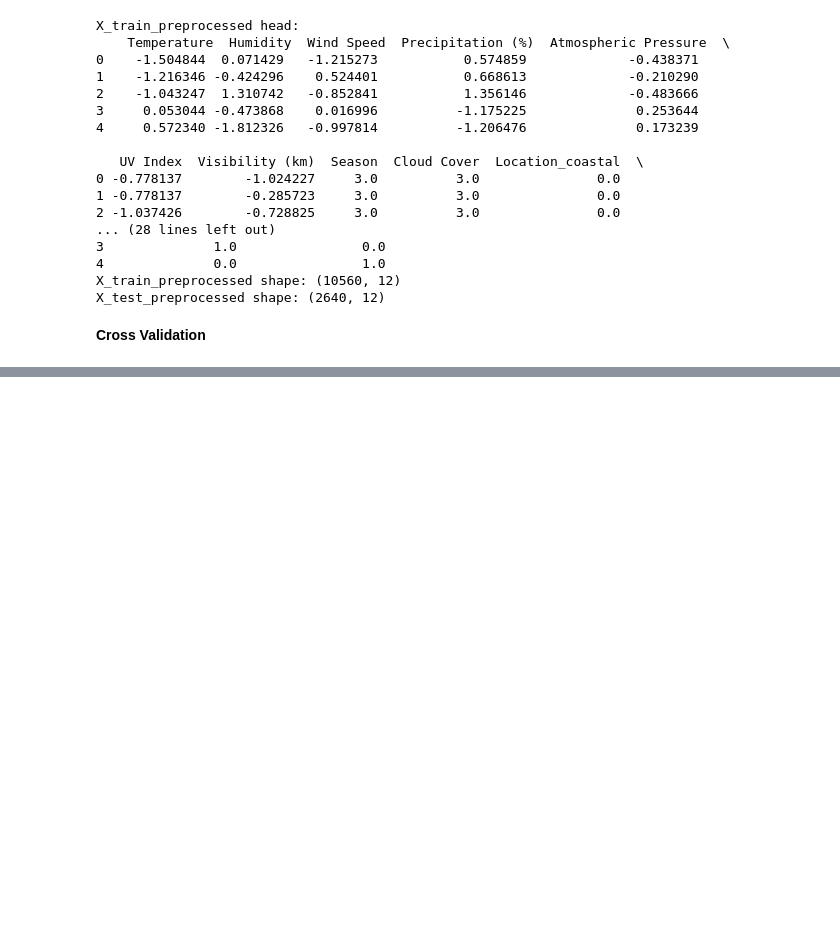
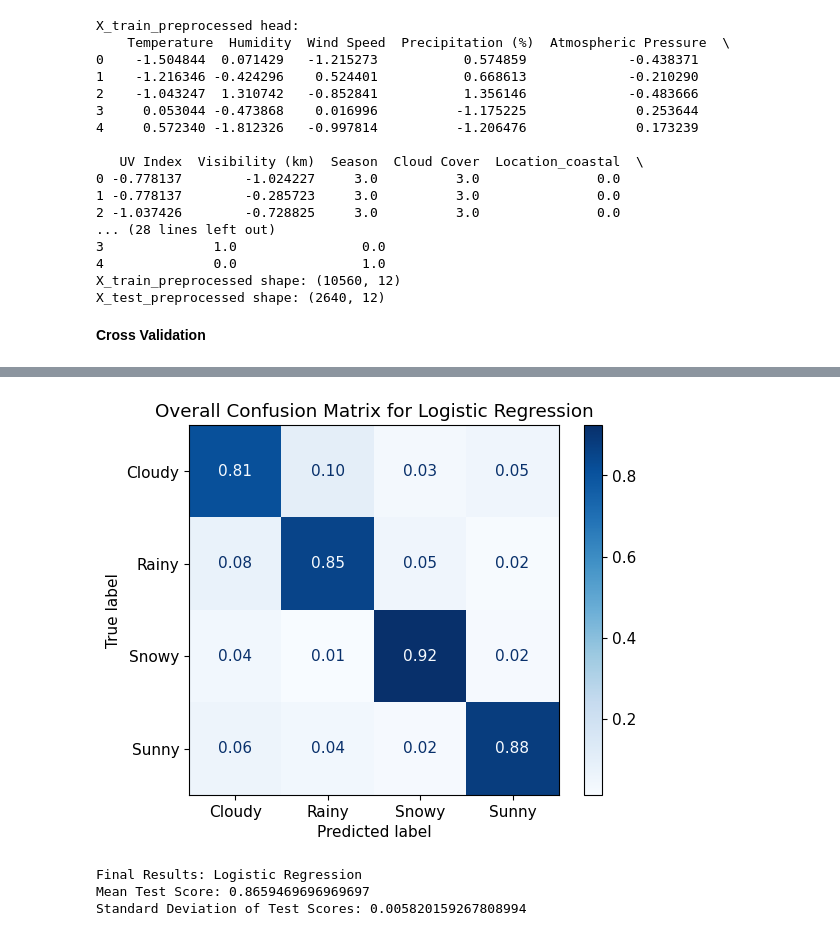
Before and after one commit to markfromcd/Cancer-Breast-Classification, a Jupyter notebook: Weather-Type.ipynb, the cells around one changed output, grey strips where cells are left out. Drawn from its saved outputs; the diff is of its cells as text; code cells hidden in the pictures; blank space fills up the shorter version.

```diff
--- a/Weather-Type.ipynb
+++ b/Weather-Type.ipynb
@@ -623,53 +740,25 @@ X_test_preprocessed shape: (2640, 12)
 # %%
+# Example models and parameter grids
+from sklearn.ensemble import RandomForestClassifier
+from sklearn.linear_model import LogisticRegression
+from sklearn.svm import SVC
+from xgboost import XGBClassifier
 
-# # Example models and parameter grids
-# from sklearn.ensemble import RandomForestClassifier
-# from sklearn.linear_model import LogisticRegression
-# from sklearn.svm import SVC
-# from xgboost import XGBClassifier
+X = df.drop(columns='Weather Type')
+y = df['Weather Type']
 
-# X = df.drop(columns='Weather Type')
-# y = df['Weather Type']
-
-# models_with_params = {
-#     "Logistic Regression": {
-#         "model": LogisticRegression(max_iter=2000),
-#         "params": {
-#             "C": [0.01, 0.1, 1, 10, 100],
-#             "penalty": ["l2"],
-#             "solver": ["lbfgs", "sag", "newton-cg"]
-#         }
-#     },
-#     "Random Forest": {
-#         "model": RandomForestClassifier(random_state=42),
-#         "params": {
-#             "n_estimators": [50, 100, 200],
-#             "max_depth": [5, 10, None],
-#             "min_samples_split": [2, 5, 10]
-#         }
-#     },
-#     "SVM": {
-#         "model": SVC(),
-#         "params": {
-#             "C": [0.1, 1, 10],
-#             "gamma": [0.01, 0.1, 1],
-#             "kernel": ["rbf"]
-#         }
-#     },
-#     "XGBoost": {
-#         "model": XGBClassifier(eval_metric="logloss"),
-#         "params": {
-#             "eta": [0.01, 0.1, 0.3],
-#             "max_depth": [3, 6, 9],
-#             "n_estimators": [50, 100, 200]
-#         }
-#     }
-# }
-
-# # Call the function directly with X and y
-# test_scores, best_models = MLpipe_KFold_Classification(
-#     X, y, models_with_params, random_states=5
-# )
-# # # display the test scores
-# # test_scores_df = pd.DataFrame(test_scores)
-# # print(test_scores_df)
+models_with_params = {
+    "Logistic Regression": {
+        "model": LogisticRegression(max_iter=2000),
+        "params": {
+            "C": [0.01, 0.1, 1, 10, 100],
+            "penalty": ["l2"],
+            "solver": ["lbfgs", "sag", "newton-cg"]
+        }
+    }
+}
+# Call the function directly with X and y
+test_scores_lr, best_models_lr, best_X_lr, best_y_lr = MLpipe_KFold_Classification(
+    X, y, models_with_params, random_states=10
+)
+# %% [output]
@@ -675,0 +782,4 @@ X_test_preprocessed shape: (2640, 12)
+[figure, added]
+Final Results: Logistic Regression
+Mean Test Score: 0.8659469696969697
+Standard Deviation of Test Scores: 0.005820159267808994
```
Also changed, not shown: parts of 30 cells of this notebook, 22 other files.
